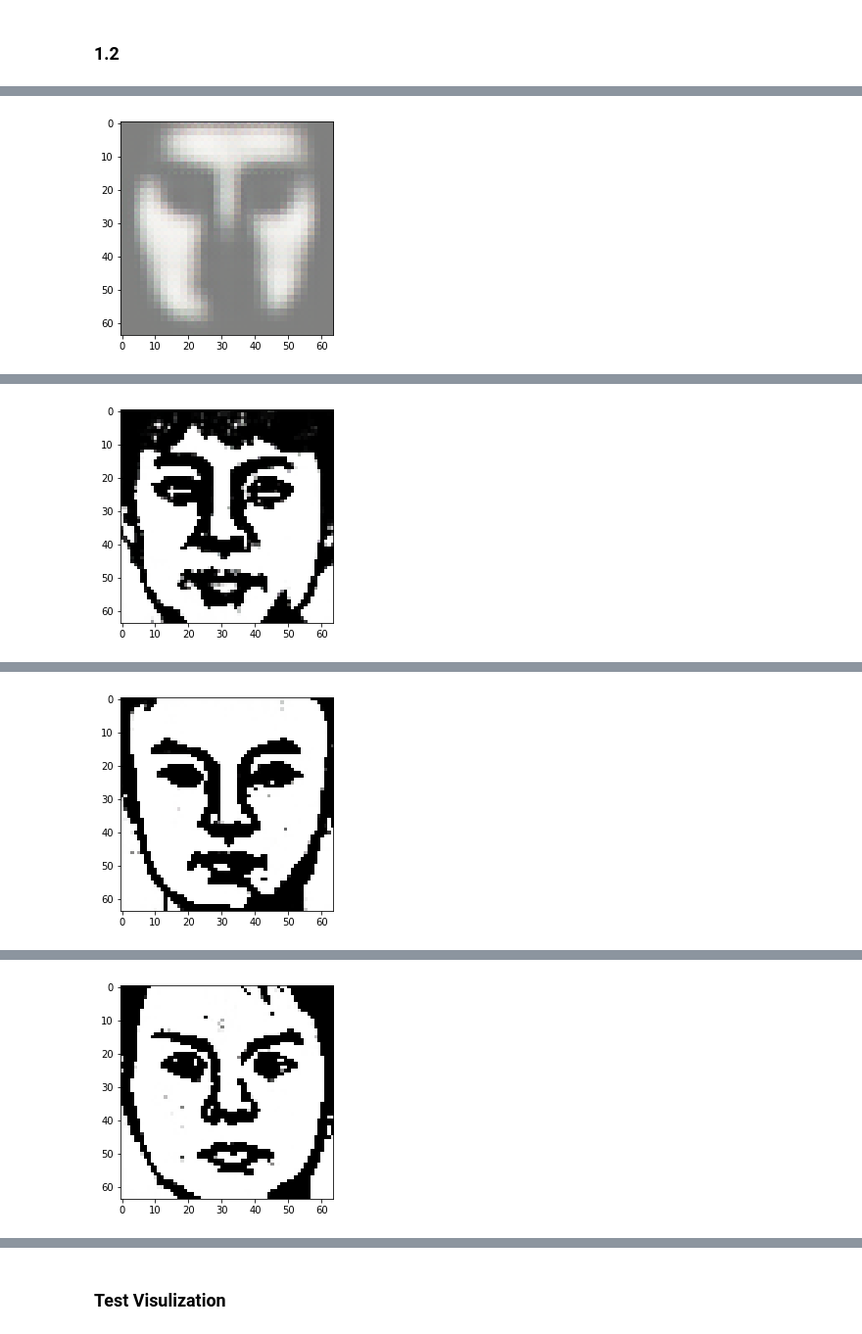
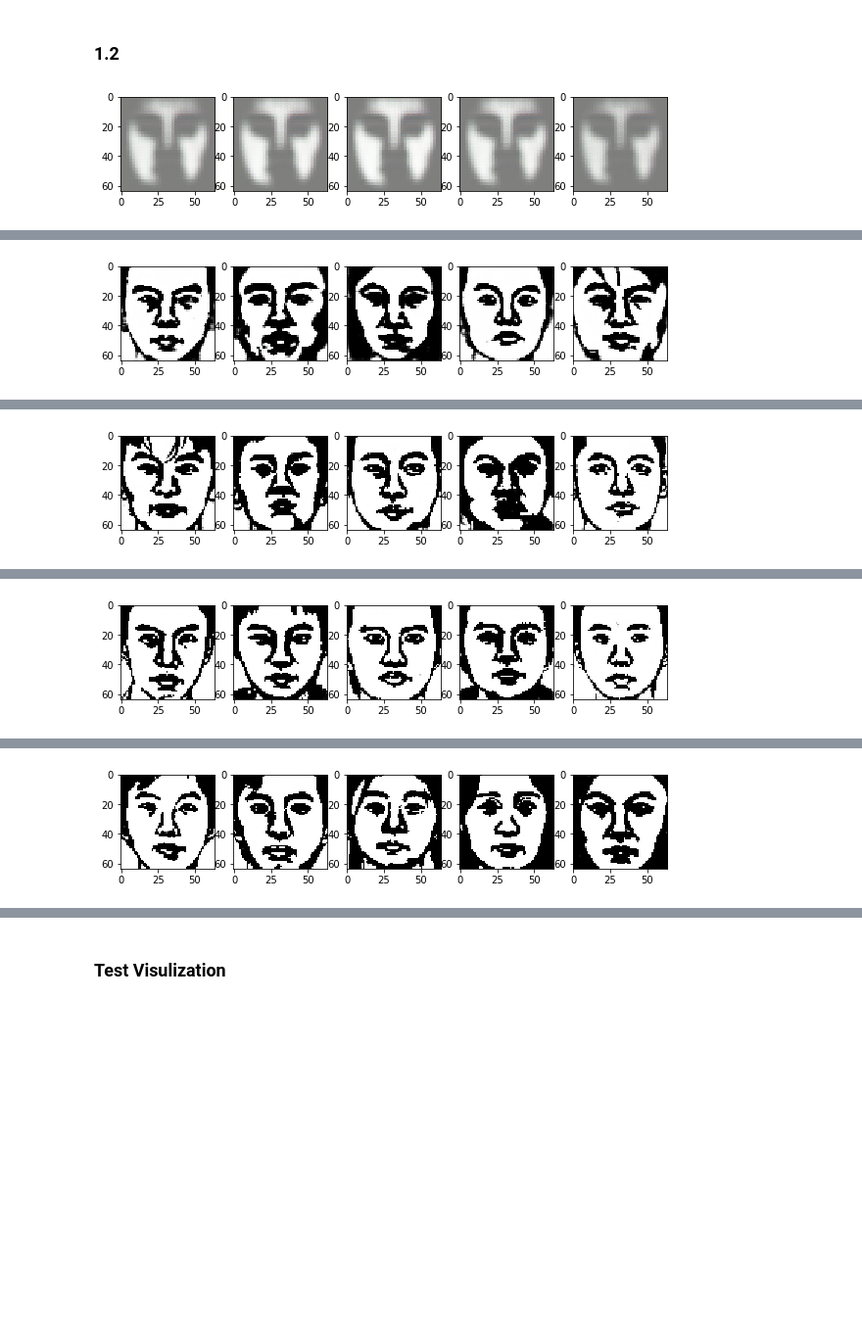
Before and after one commit to ZhengyiLuo/CIS-680-FInal-Project, a Jupyter notebook: HW3/HW3.ipynb, the cells around one changed output, grey strips where cells are left out. Shown at 98% size. Drawn from its saved outputs; the diff is of its cells as text; code cells hidden in the pictures; blank space fills up the shorter version.

```diff
--- a/HW3/HW3.ipynb
+++ b/HW3/HW3.ipynb
@@ -305,36 +281,45 @@ class VAE(nn.Module):
 vae = VAE().to(device)
 optimizer = optim.Adam(vae.parameters(), lr=1e-3)
 # %%
-
-# Reconstruction + KL divergence losses summed over all elements and batch
 def loss_function(recon_x, x, mean, logvariance):
     BCE = F.binary_cross_entropy(recon_x, x.view(-1, 12288), reduction='sum')
     KLD = 0.5 * torch.sum(mean.pow(2) + logvariance.exp() - logvariance - 1)
 
     return BCE + KLD
 
 
 def train(epochs):
     loss_array = []
     for epoch in range(epochs):
         train_loss = 0
         for batch_idx, (data, _) in enumerate(train_loader):
             data = data.to(device)
+
             optimizer.zero_grad()
             recon, mu, logvariance = vae(data)
             loss = loss_function(recon, data, mu, logvariance)
             loss.backward()
             train_loss += loss.item()
             optimizer.step()
+            if data.shape[0]>=5 :
+                vis = recon
         if epoch % interval == 0:
+            f, axarr = plt.subplots(1, 5)
+            f.set_figheight(5)
+            f.set_figwidth(10)
+
+            for i in range(5):
+                imgorg = np.transpose(vis[i].cpu().detach().numpy(), (1,2,0))
+                axarr[i].imshow(imgorg)
+            plt.show()
+
             print('====> Epoch: {} Average loss: {:.4f}'.format(
                   epoch, train_loss / len(train_loader.dataset)))
-            img = np.transpose(recon[0].cpu().detach().numpy(), (1,2,0))
-            plt.imshow(img)
-            plt.show()
+
         loss_array.append(train_loss / len(train_loader.dataset))
     return loss_array
 
 
 loss_array = train(epochs)
 # %% [output]
+[figure, new version]
@@ -342 +327 @@ loss_array = train(epochs)
-[figure, old version]
+[figure, new version]
@@ -344 +329 @@ loss_array = train(epochs)
-[figure, old version]
+[figure, new version]
@@ -346 +331 @@ loss_array = train(epochs)
-[figure, old version]
+[figure, new version]
@@ -348 +333 @@ loss_array = train(epochs)
-[figure, old version]
+[figure, new version]
```
Also changed, not shown: parts of 22 cells of this notebook, 2 other files.
